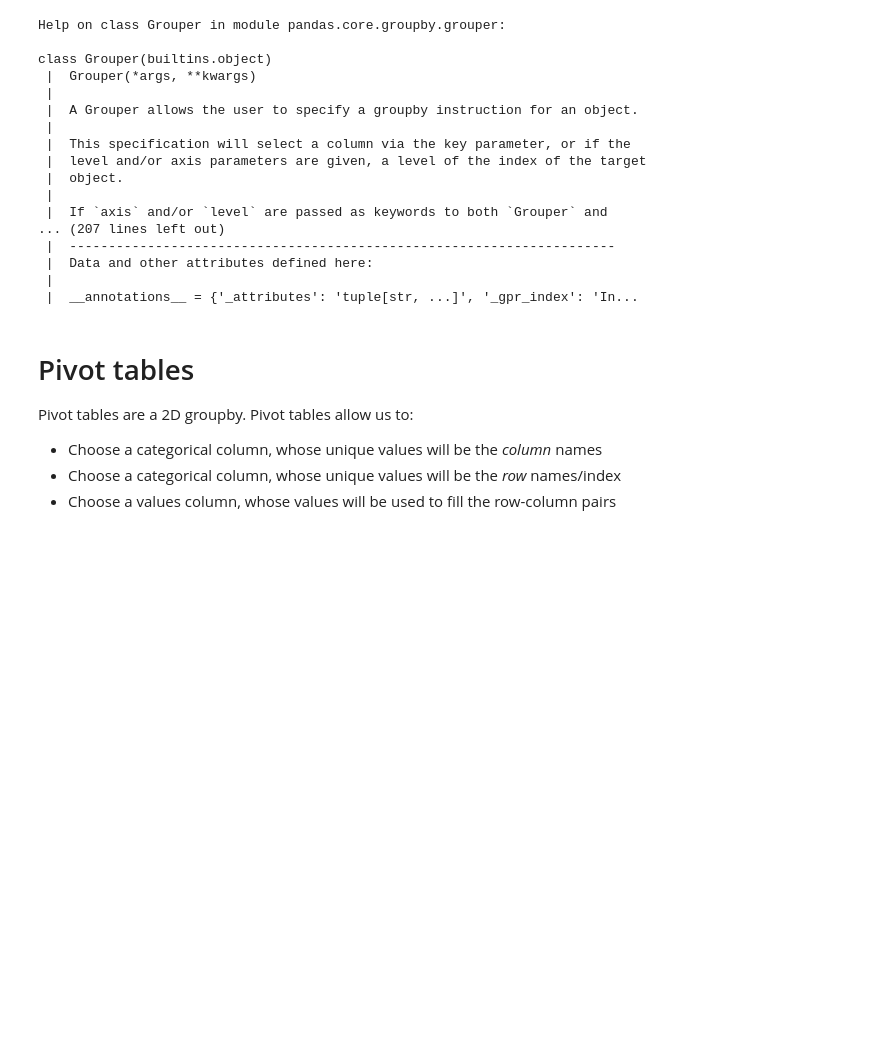
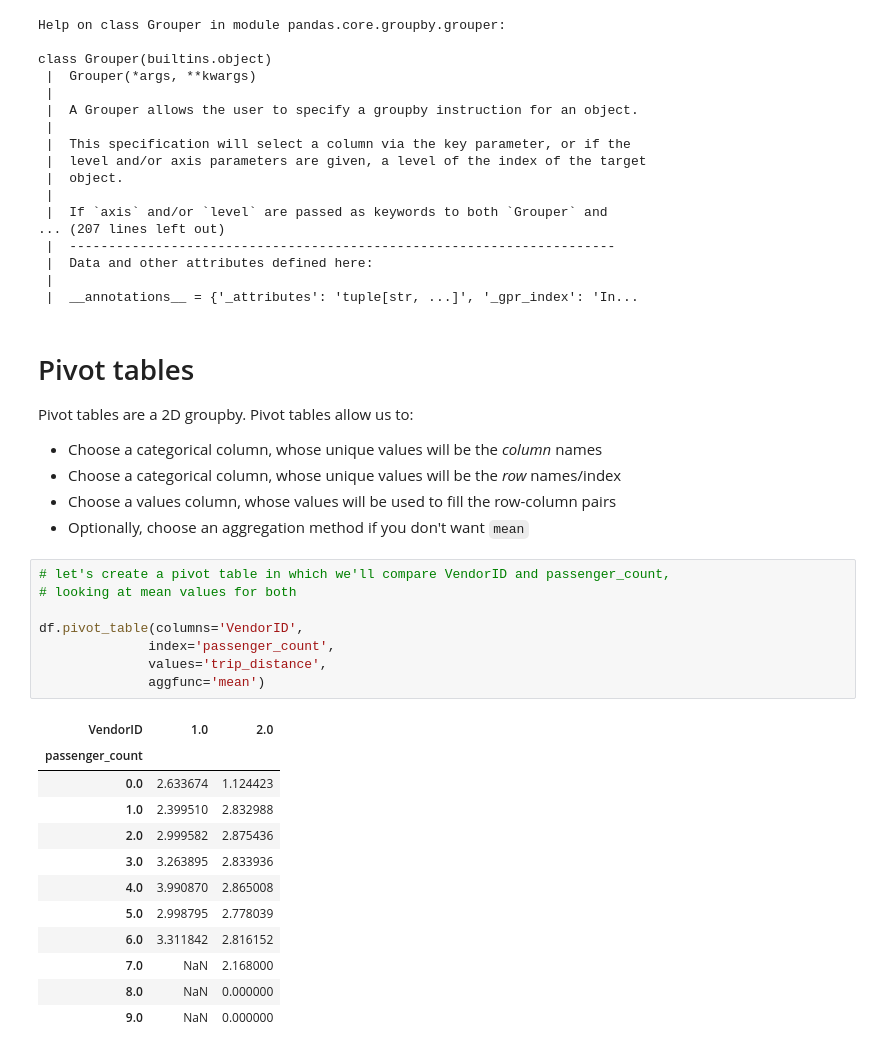
Before and after one commit to opagani/2024-08Aug-21-grouping, a Jupyter notebook: LernerPython - 2024-08Aug-21-grouping.ipynb, the cells around one changed output. Cells and saved outputs as stored; diff of their text form; blank space fills up the shorter version.

```diff
--- a/LernerPython - 2024-08Aug-21-grouping.ipynb
+++ b/LernerPython - 2024-08Aug-21-grouping.ipynb
@@ -727,3 +727,25 @@ Pivot tables are a 2D groupby.   Pivot tables allow us to:
 - Choose a categorical column, whose unique values will be the *column* names
 - Choose a categorical column, whose unique values will be the *row* names/index
 - Choose a values column, whose values will be used to fill the row-column pairs
+- Optionally, choose an aggregation method if you don't want `mean`
+# %%
+# let's create a pivot table in which we'll compare VendorID and passenger_count,
+# looking at mean values for both
+
+df.pivot_table(columns='VendorID',
+              index='passenger_count',
+              values='trip_distance',
+              aggfunc='mean')
+# %% [output]
+| VendorID | 1.0 | 2.0 |
+| passenger_count |  |  |
+| 0.0 | 2.633674 | 1.124423 |
+| 1.0 | 2.399510 | 2.832988 |
+| 2.0 | 2.999582 | 2.875436 |
+| 3.0 | 3.263895 | 2.833936 |
+| 4.0 | 3.990870 | 2.865008 |
+| 5.0 | 2.998795 | 2.778039 |
+| 6.0 | 3.311842 | 2.816152 |
+| 7.0 | NaN | 2.168000 |
+| 8.0 | NaN | 0.000000 |
+| 9.0 | NaN | 0.000000 |
```
